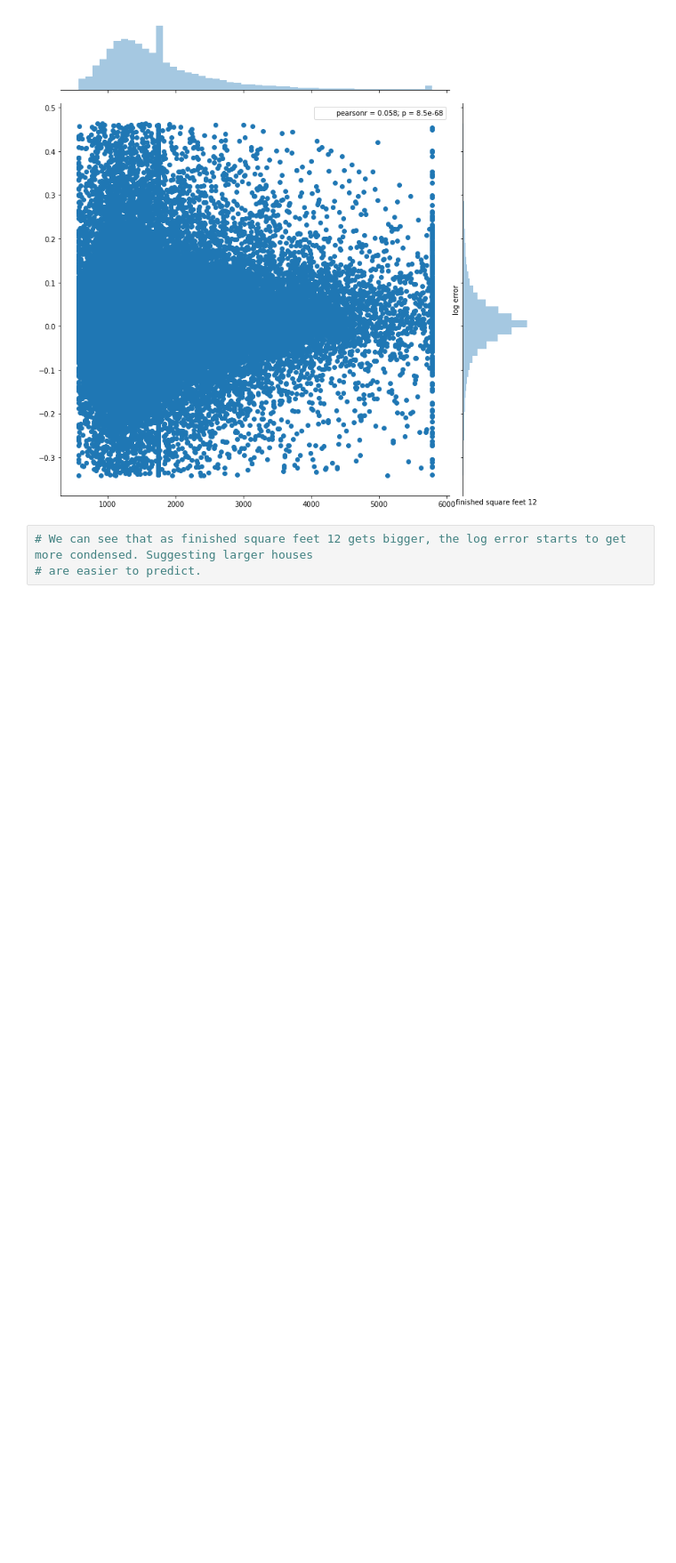
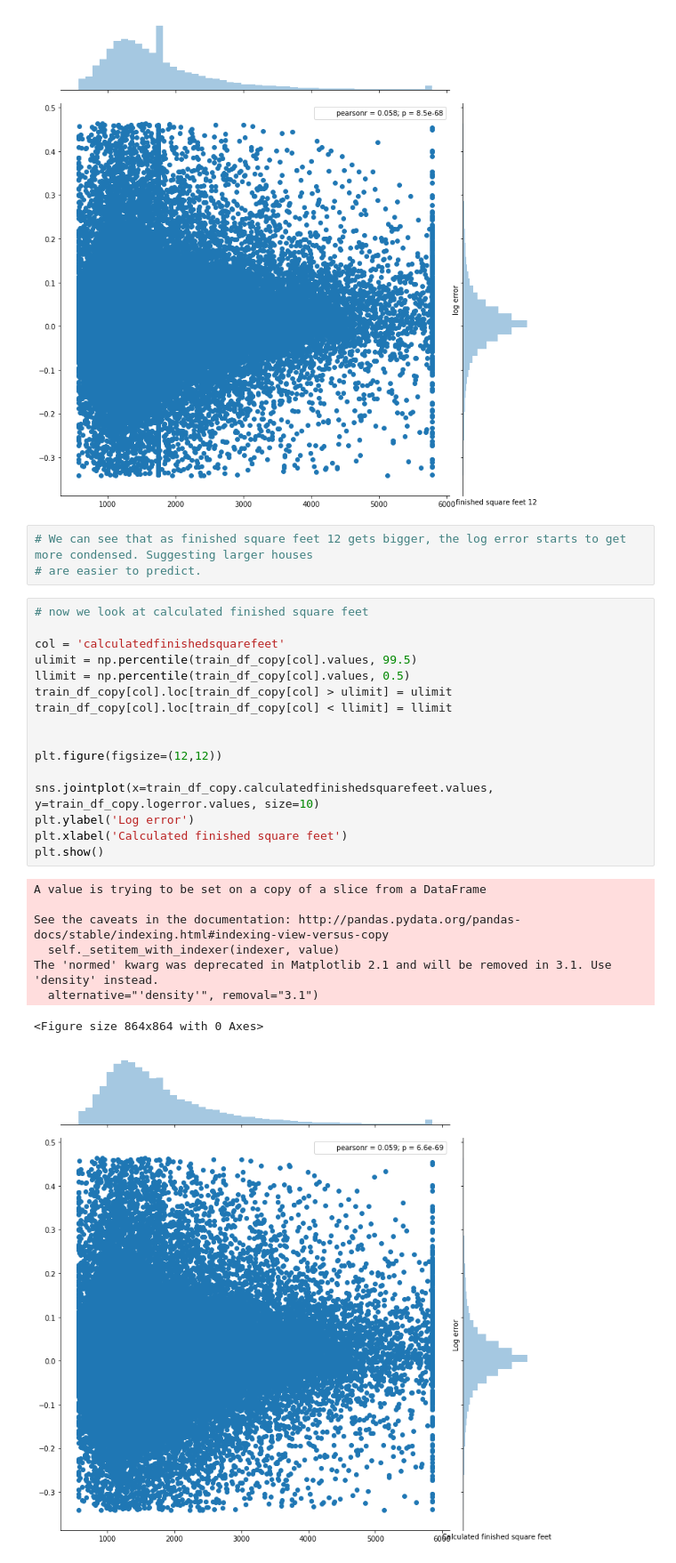
Before and after one commit to gavin-wustl/zestimate_home_value_prediction, a Jupyter notebook: home_value_prediction.ipynb, the cells around one changed output. Shown at 89% size. Drawn from its saved outputs; the diff is of its cells as text; blank space fills up the shorter version.

```diff
--- a/home_value_prediction.ipynb
+++ b/home_value_prediction.ipynb
@@ -316,3 +316,28 @@ The 'normed' kwarg was deprecated in Matplotlib 2.1 and will be removed in 3.1.
 # %%
 # We can see that as finished square feet 12 gets bigger, the log error starts to get more condensed. Suggesting larger houses
 # are easier to predict.
+# %%
+# now we look at calculated finished square feet
+
+col = 'calculatedfinishedsquarefeet'
+ulimit = np.percentile(train_df_copy[col].values, 99.5)
+llimit = np.percentile(train_df_copy[col].values, 0.5)
+train_df_copy[col].loc[train_df_copy[col] > ulimit] = ulimit
+train_df_copy[col].loc[train_df_copy[col] < llimit] = llimit
+
+
+plt.figure(figsize=(12,12))
+
+sns.jointplot(x=train_df_copy.calculatedfinishedsquarefeet.values, y=train_df_copy.logerror.values, size=10)
+plt.ylabel('Log error')
+plt.xlabel('Calculated finished square feet')
+plt.show()
+# %% [output]
+A value is trying to be set on a copy of a slice from a DataFrame
+
+See the caveats in the documentation: http://pandas.pydata.org/pandas-docs/stable/indexing.html#indexing-view-versus-copy
+  self._setitem_with_indexer(indexer, value)
+The 'normed' kwarg was deprecated in Matplotlib 2.1 and will be removed in 3.1. Use 'density' instead.
+  alternative="'density'", removal="3.1")
+<Figure size 864x864 with 0 Axes>
+[figure, added]
```
Also changed, not shown: parts of 10 cells of this notebook.
